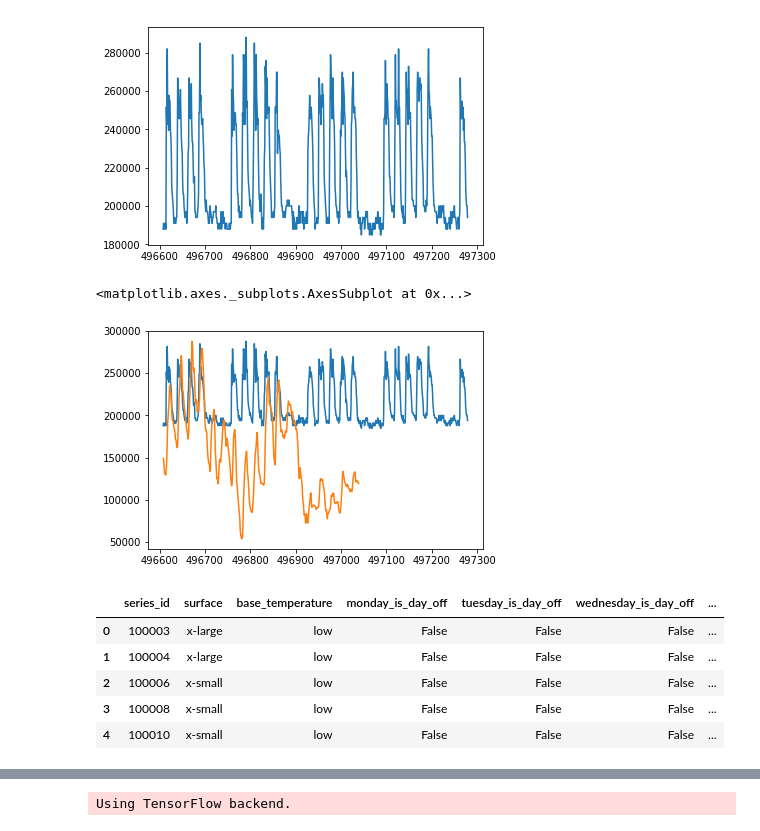
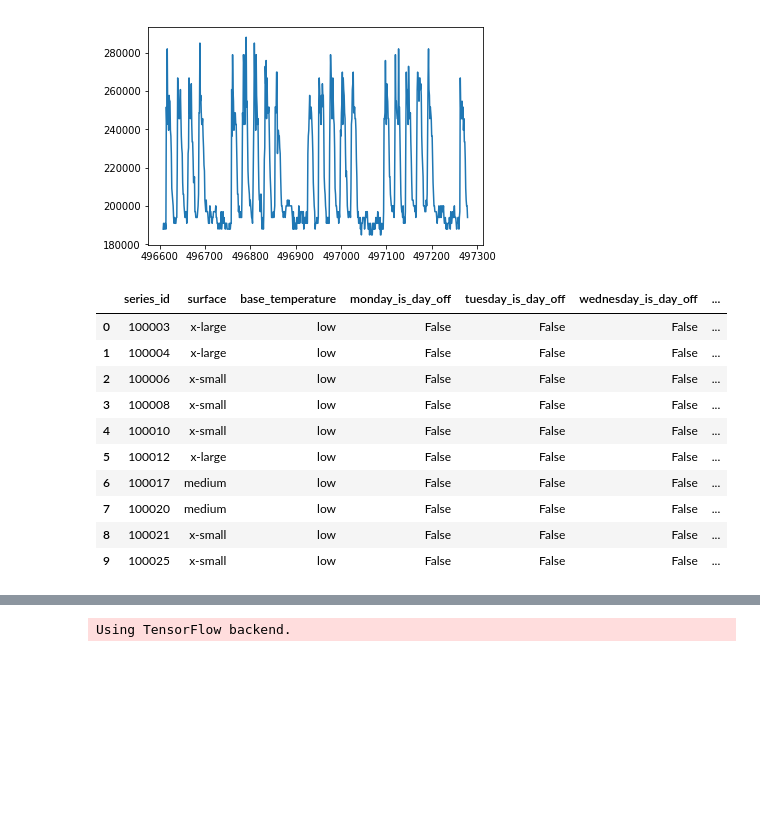
Before and after one commit to romandtse07/energy_consumption, a Jupyter notebook: Untitled.ipynb, the cells around one changed output, grey strips where cells are left out. Drawn from its saved outputs; the diff is of its cells as text; code cells hidden in the pictures; blank space fills up the shorter version.

```diff
--- a/Untitled.ipynb
+++ b/Untitled.ipynb
@@ -62,17 +69,16 @@ cmax = look.consumption.max()
-# %%
-look.consumption.plot()
-look.temperature.map(lambda x: x/tmax*cmax).plot()
-# %% [output]
-<matplotlib.axes._subplots.AxesSubplot at 0x...>
-[figure, removed]
 # %%
 meta = pd.read_csv('./data/meta.csv')
 # %%
-meta.head()
+meta.head(10)
 # %% [output]
 |  | series_id | surface | base_temperature | monday_is_day_off | tuesday_is_day_off | wednesday_is_day_off | ... |
 | 0 | 100003 | x-large | low | False | False | False | ... |
 | 1 | 100004 | x-large | low | False | False | False | ... |
 | 2 | 100006 | x-small | low | False | False | False | ... |
 | 3 | 100008 | x-small | low | False | False | False | ... |
 | 4 | 100010 | x-small | low | False | False | False | ... |
+| 5 | 100012 | x-large | low | False | False | False | ... |
+| 6 | 100017 | medium | low | False | False | False | ... |
+| 7 | 100020 | medium | low | False | False | False | ... |
+| 8 | 100021 | x-small | low | False | False | False | ... |
+| 9 | 100025 | x-small | low | False | False | False | ... |
```
Also changed, not shown: parts of 66 cells of this notebook.
